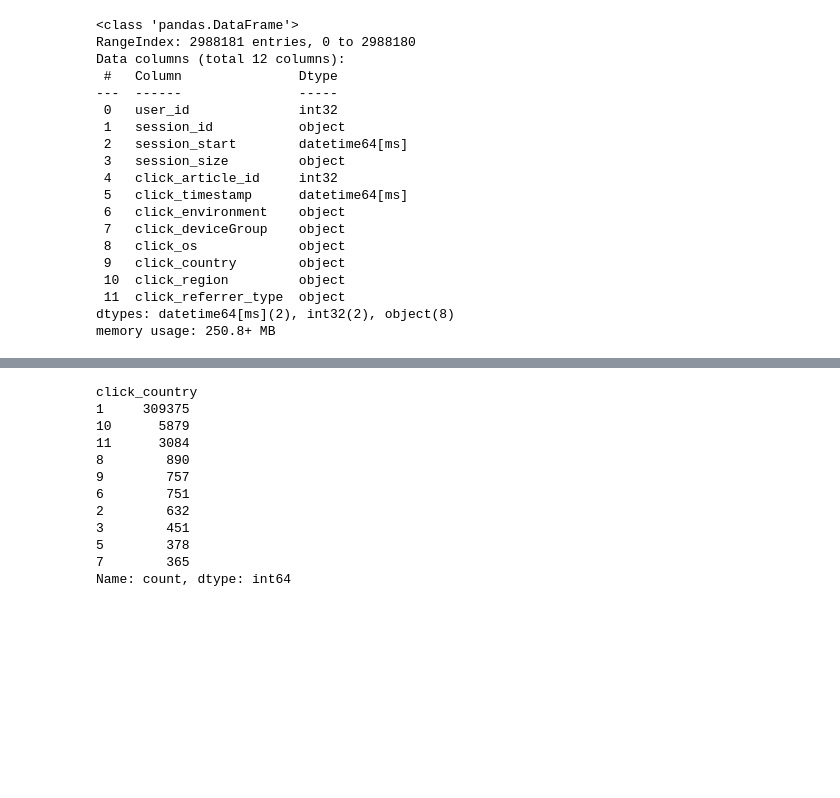
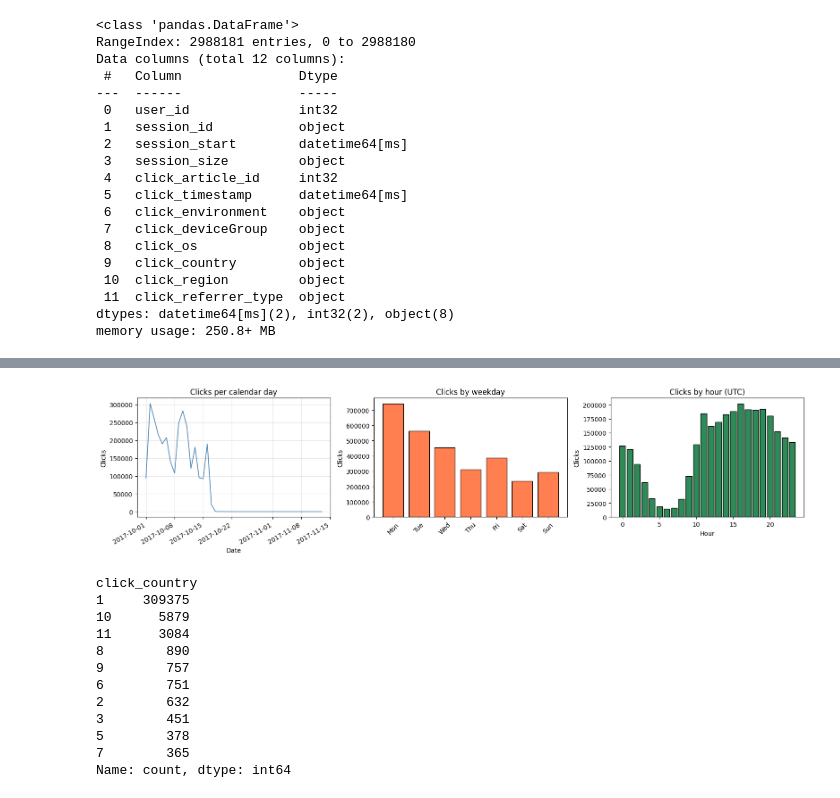
Before and after one commit to Laeti-dev/P10-Content_recommandation_app, a Jupyter notebook: notebooks/eda.ipynb, the cells around one changed output, grey strips where cells are left out. Saved outputs shown, nothing was run; the diff lists cells and outputs as text; code cells hidden in the pictures; blank space fills up the shorter version.

```diff
--- a/notebooks/eda.ipynb
+++ b/notebooks/eda.ipynb
@@ -285,0 +317,34 @@ memory usage: 250.8+ MB
+# %%
+ct = clicks_full["click_timestamp"]
+print(f"Click timestamp range: {ct.min()} → {ct.max()}")
+span = ct.max() - ct.min()
+print(f"Span: {span.days} calendar days")
+
+daily = ct.dt.floor("D").value_counts().sort_index()
+
+fig, axes = plt.subplots(1, 3, figsize=(16, 4))
+
+daily.plot(ax=axes[0], color="steelblue", linewidth=1.2)
+axes[0].set_title("Clicks per calendar day")
+axes[0].set_xlabel("Date")
+axes[0].set_ylabel("Clicks")
+axes[0].grid(alpha=0.3)
+
+dow_order = list(range(7))
+dow_counts = ct.dt.dayofweek.value_counts().reindex(dow_order, fill_value=0)
+dow_labels = ["Mon", "Tue", "Wed", "Thu", "Fri", "Sat", "Sun"]
+axes[1].bar(dow_labels, dow_counts.values, color="coral", edgecolor="black")
+axes[1].set_title("Clicks by weekday")
+axes[1].set_ylabel("Clicks")
+axes[1].tick_params(axis="x", rotation=45)
+
+hour_order = list(range(24))
+hour_counts = ct.dt.hour.value_counts().reindex(hour_order, fill_value=0)
+axes[2].bar(hour_counts.index, hour_counts.values, color="seagreen", edgecolor="black")
+axes[2].set_title("Clicks by hour (UTC)")
+axes[2].set_xlabel("Hour")
+axes[2].set_ylabel("Clicks")
+
+plt.tight_layout()
+plt.show()
+# %% [output]
@@ -286,3 +353,4 @@ memory usage: 250.8+ MB
+[figure, added]
 # %%
 # Where are the users located?
 # Agregate clicks by user_id and get the most common location
```
Also changed, not shown: parts of 9 cells of this notebook, 2 other files.
